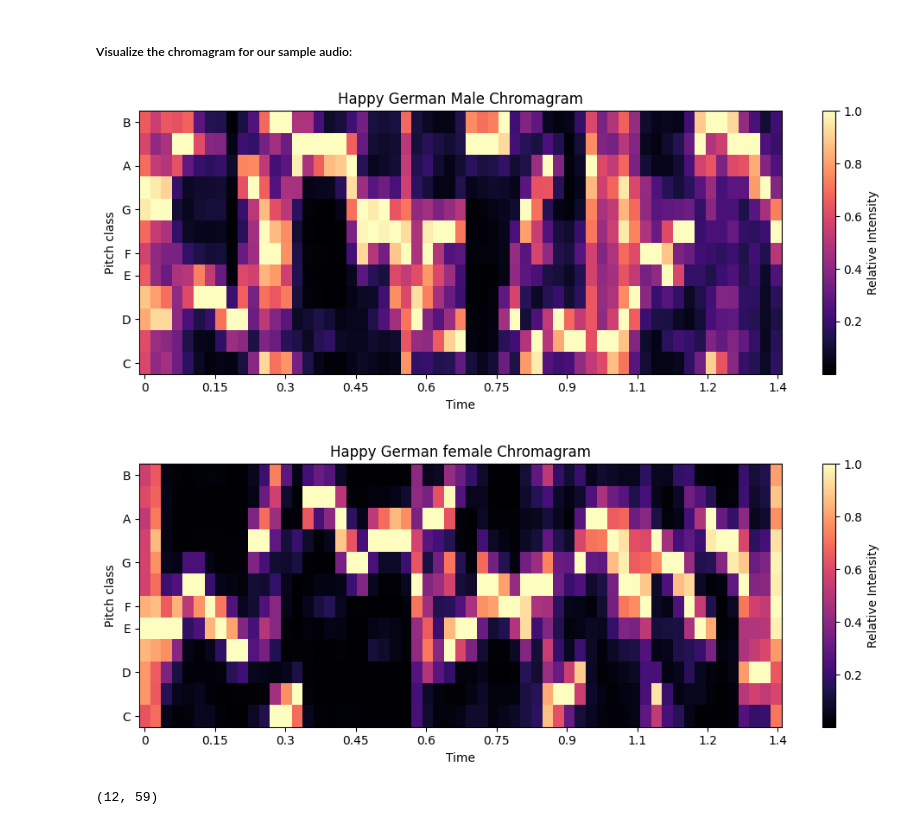
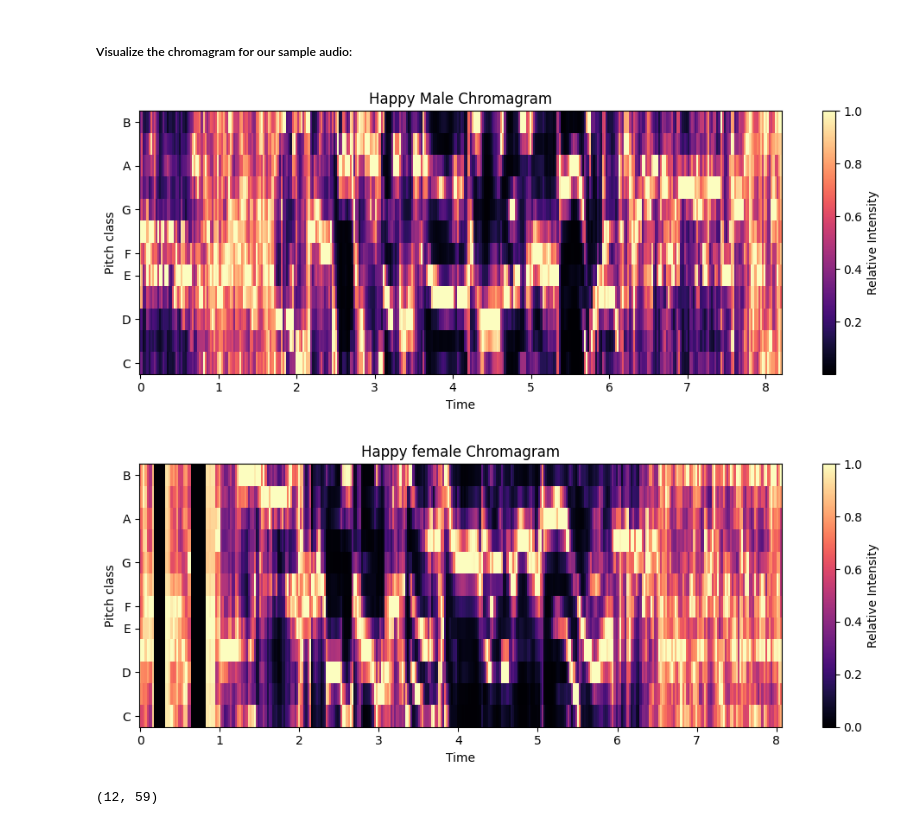
Before and after one commit to mxsu/Week-2_Data_Preprocessing, a Jupyter notebook: Week_2_Data_Preprocessing.ipynb, the cells around one changed output. Drawn from its saved outputs; the diff is of its cells as text; code cells hidden in the pictures.

```diff
--- a/Week_2_Data_Preprocessing.ipynb
+++ b/Week_2_Data_Preprocessing.ipynb
@@ -569,11 +569,11 @@ If you want to explore Fourier transform please look into [this article.](https:
 Let's start visualizing our features to get a better handle on them.
 Load a sample audio file from our dataset - each audio file is 3 seconds in length.
 # %%
-with soundfile.SoundFile('/content/drive/MyDrive/IAT481/Week2/wav/03a01Wa.wav') as audio:
+with soundfile.SoundFile('/content/drive/MyDrive/IAT481/Week2/Audio_Speech_Actors_01-24/Actor_03/03-01-03-01-01-01-03.wav') as audio:
     happy_waveform = audio.read(dtype="float32")
     sample_rate = audio.samplerate
 
-with soundfile.SoundFile('/content/drive/MyDrive/IAT481/Week2/wav/13a01Fd.wav') as audio:
+with soundfile.SoundFile('/content/drive/MyDrive/IAT481/Week2/Audio_Speech_Actors_01-24/Actor_12/03-01-03-01-01-01-12.wav') as audio:
     angry_waveform = audio.read(dtype="float32")
     # same sample rate
 # %% [markdown]
@@ -700,20 +700,20 @@ Again, wikipedia has a short and sweet [explanation](https://en.wikipedia.org/wi
 # %%
 chromagram = librosa.feature.chroma_stft(y=happy_waveform, sr=sample_rate)
 plt.figure(figsize=(10, 4))
 librosa.display.specshow(chromagram, y_axis='chroma', x_axis='time')
 plt.colorbar(label='Relative Intensity')
-plt.title('Happy German Male Chromagram')
+plt.title('Happy Male Chromagram')
 plt.tight_layout()
 
 chromagram = librosa.feature.chroma_stft(y=angry_waveform, sr=sample_rate)
 plt.figure(figsize=(10, 4))
 librosa.display.specshow(chromagram, y_axis='chroma', x_axis='time')
 plt.colorbar(label='Relative Intensity')
-plt.title('Happy German female Chromagram')
+plt.title('Happy female Chromagram')
 plt.tight_layout()
 # %% [output]
-[figure, old version]
+[figure, new version]
-[figure, old version]
+[figure, new version]
 # %%
 print(chromagram.shape)
 # %% [output]
```
Also changed, not shown: parts of 9 cells of this notebook.
